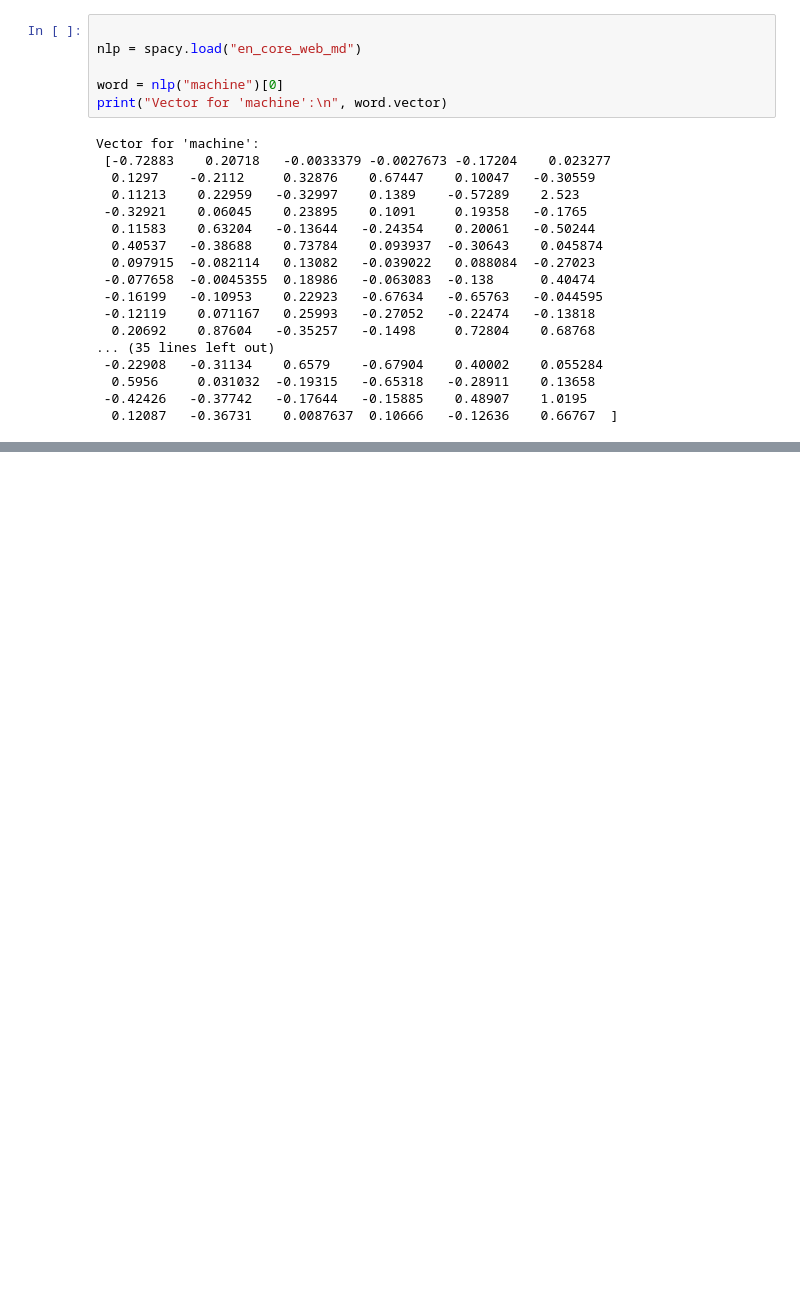
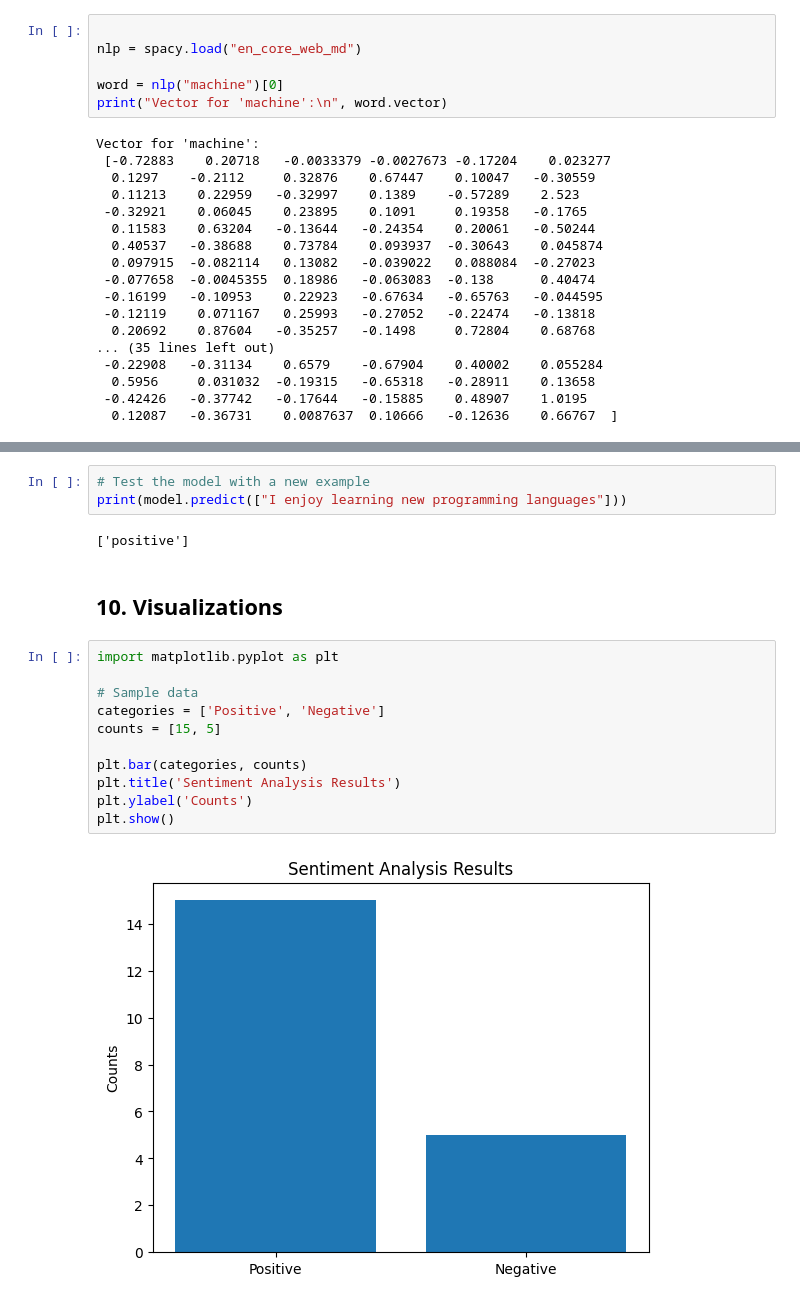
Before and after one commit to zol23-g/NLP_SpaCy, a Jupyter notebook: NLP_Assignment.ipynb, the cells around one changed output, grey strips where cells are left out. Cells and saved outputs as stored; diff of their text form; blank space fills up the shorter version.

Commit message:
add text clasification and sentiment analysis

```diff
--- a/NLP_Assignment.ipynb
+++ b/NLP_Assignment.ipynb
@@ -140,0 +196,20 @@ Vector for 'machine':
+# %%
+# Test the model with a new example
+print(model.predict(["I enjoy learning new programming languages"]))
+# %% [output]
+['positive']
+# %% [markdown]
+## 10. Visualizations
+# %%
+import matplotlib.pyplot as plt
+
+# Sample data
+categories = ['Positive', 'Negative']
+counts = [15, 5]
+
+plt.bar(categories, counts)
+plt.title('Sentiment Analysis Results')
+plt.ylabel('Counts')
+plt.show()
+# %% [output]
+[figure, added]
```
Also changed, not shown: parts of 5 cells of this notebook, 1 other file.
